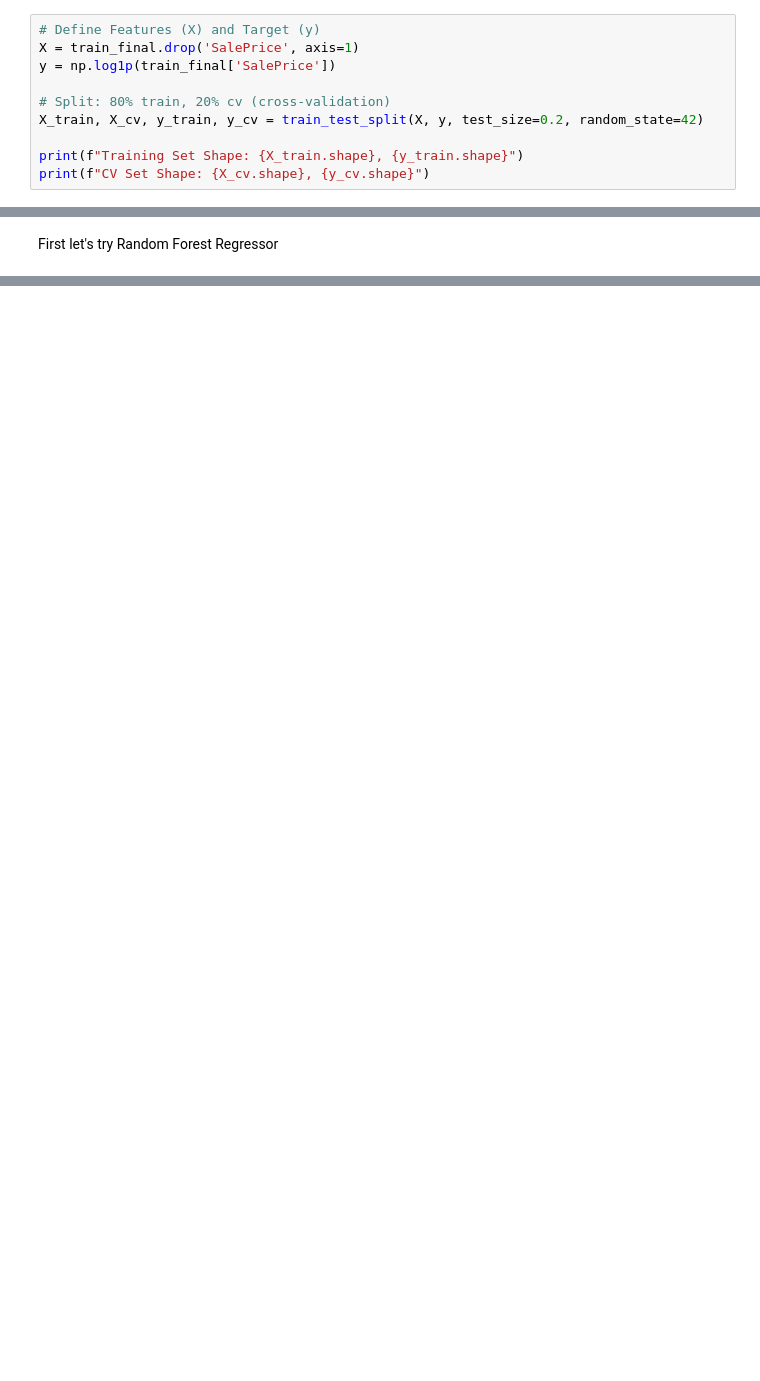
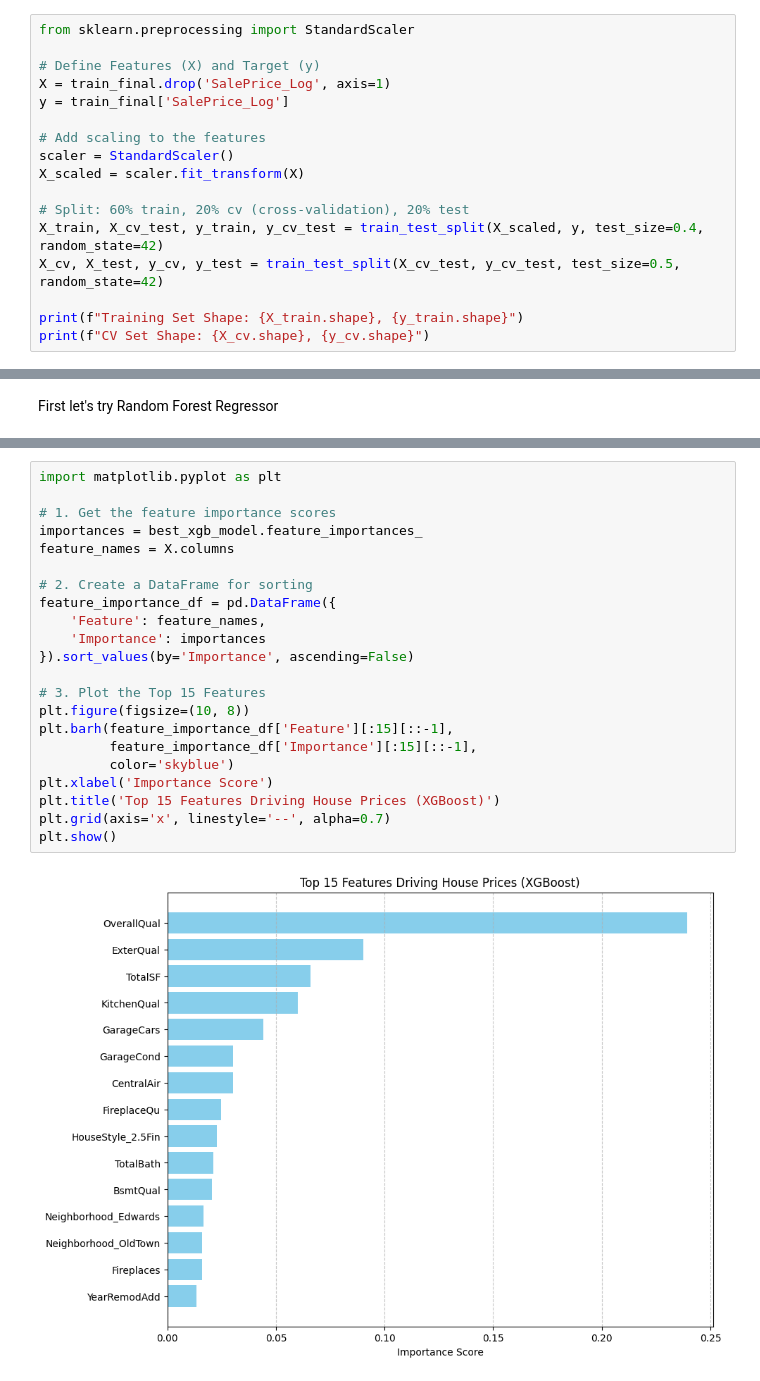
Before and after one commit to pxn-ai/House-Price-Prediction-Regression-, a Jupyter notebook: Predict_House_Prices.ipynb, the cells around one changed output, grey strips where cells are left out. Drawn from its saved outputs; the diff is of its cells as text; blank space fills up the shorter version.

Commit message:
finished model

```diff
--- a/Predict_House_Prices.ipynb
+++ b/Predict_House_Prices.ipynb
@@ -129,10 +150,17 @@ print(f"Final Data Shape after Encoding: {train_final.shape}")
 # %%
+from sklearn.preprocessing import StandardScaler
+
 # Define Features (X) and Target (y)
-X = train_final.drop('SalePrice', axis=1)
-y = np.log1p(train_final['SalePrice'])
+X = train_final.drop('SalePrice_Log', axis=1)
+y = train_final['SalePrice_Log']
 
-# Split: 80% train, 20% cv (cross-validation)
-X_train, X_cv, y_train, y_cv = train_test_split(X, y, test_size=0.2, random_state=42)
+# Add scaling to the features
+scaler = StandardScaler()
+X_scaled = scaler.fit_transform(X)
+
+# Split: 60% train, 20% cv (cross-validation), 20% test
+X_train, X_cv_test, y_train, y_cv_test = train_test_split(X_scaled, y, test_size=0.4, random_state=42)
+X_cv, X_test, y_cv, y_test = train_test_split(X_cv_test, y_cv_test, test_size=0.5, random_state=42)
 
 print(f"Training Set Shape: {X_train.shape}, {y_train.shape}")
 print(f"CV Set Shape: {X_cv.shape}, {y_cv.shape}")
@@ -140,0 +399,24 @@ First let's try Random Forest Regressor
+# %%
+import matplotlib.pyplot as plt
+
+# 1. Get the feature importance scores
+importances = best_xgb_model.feature_importances_
+feature_names = X.columns
+
+# 2. Create a DataFrame for sorting
+feature_importance_df = pd.DataFrame({
+    'Feature': feature_names,
+    'Importance': importances
+}).sort_values(by='Importance', ascending=False)
+
+# 3. Plot the Top 15 Features
+plt.figure(figsize=(10, 8))
+plt.barh(feature_importance_df['Feature'][:15][::-1],
+         feature_importance_df['Importance'][:15][::-1],
+         color='skyblue')
+plt.xlabel('Importance Score')
+plt.title('Top 15 Features Driving House Prices (XGBoost)')
+plt.grid(axis='x', linestyle='--', alpha=0.7)
+plt.show()
+# %% [output]
+[figure, added]
```
Also changed, not shown: parts of 24 cells of this notebook.
